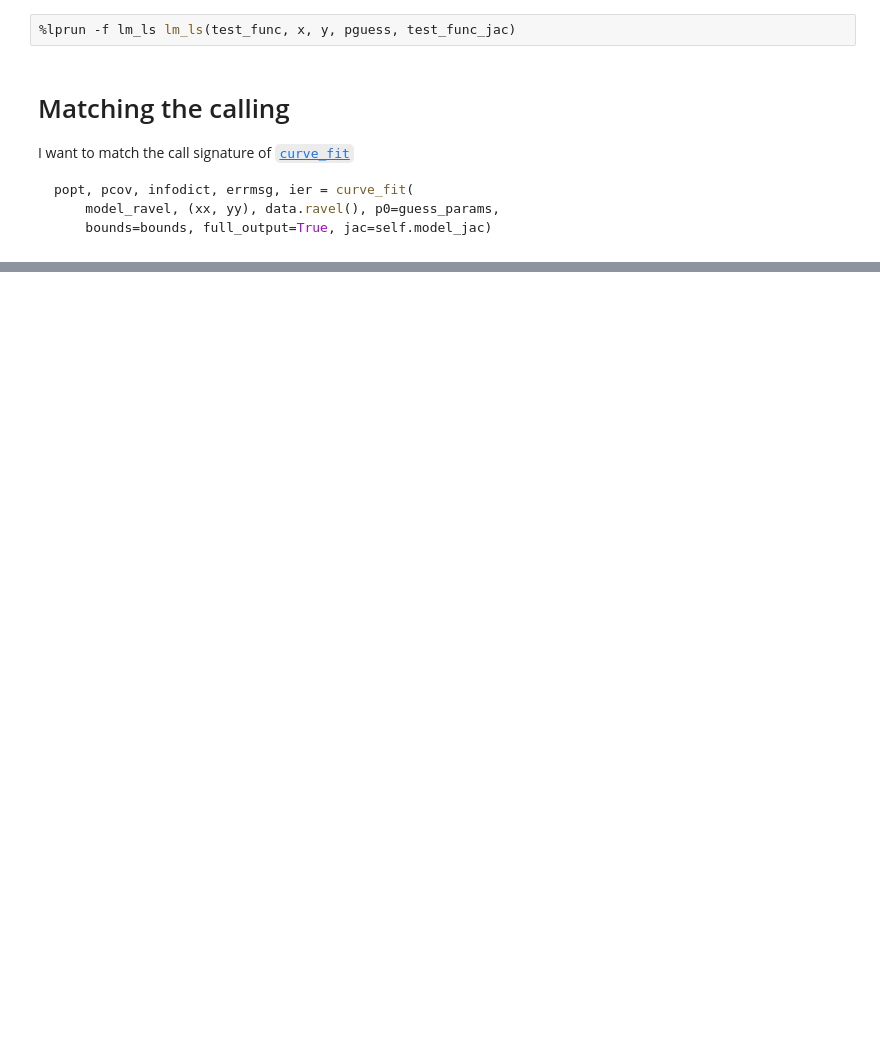
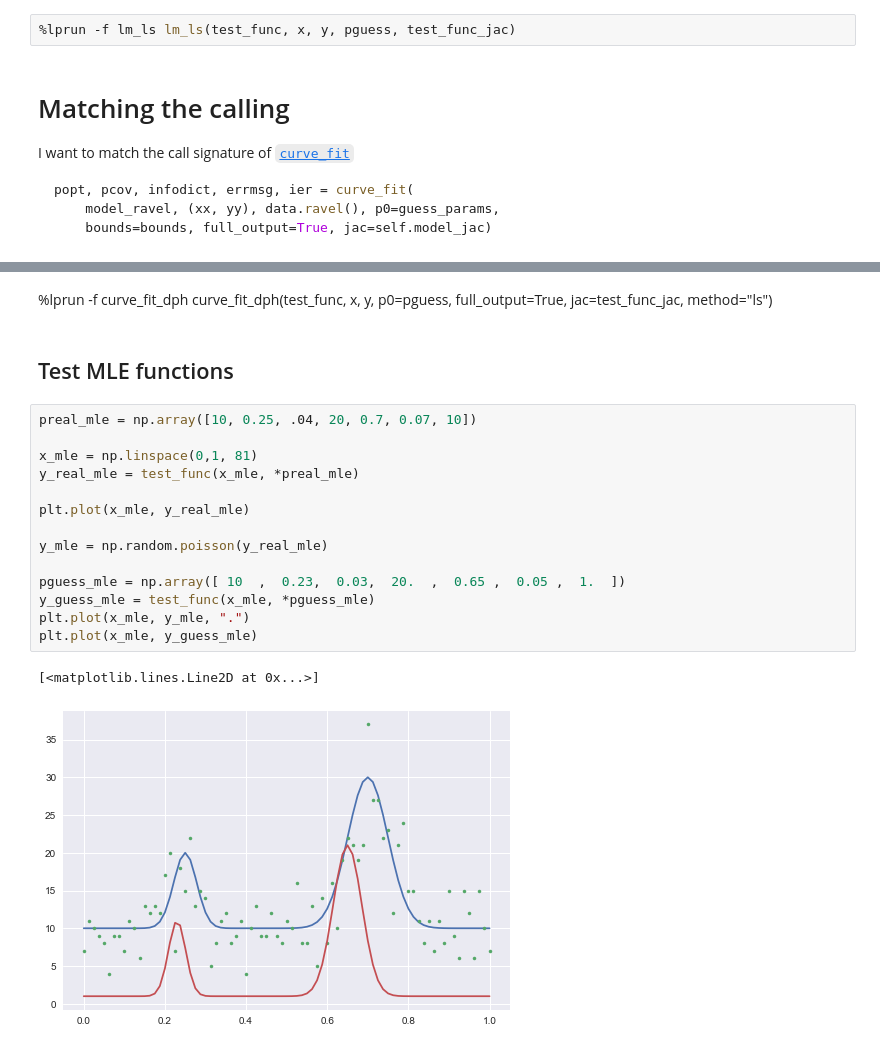
Before and after one commit to david-hoffman/peaks, a Jupyter notebook: notebooks/LM-MLE fitting in Python.ipynb, the cells around one changed output, grey strips where cells are left out. Saved outputs shown, nothing was run; the diff lists cells and outputs as text; blank space fills up the shorter version.

```diff
--- a/notebooks/LM-MLE fitting in Python.ipynb
+++ b/notebooks/LM-MLE fitting in Python.ipynb
@@ -725 +723,22 @@ popt_ls, pcov, infodict, errmsg, ier = curve_fit_ls(
+# %% [markdown]
+%lprun -f curve_fit_dph curve_fit_dph(test_func, x, y, p0=pguess, full_output=True, jac=test_func_jac,  method="ls")
+# %% [markdown]
+## Test MLE functions
+# %%
+preal_mle = np.array([10, 0.25, .04, 20, 0.7, 0.07, 10])
+
+x_mle = np.linspace(0,1, 81)
+y_real_mle = test_func(x_mle, *preal_mle)
+
+plt.plot(x_mle, y_real_mle)
+
+y_mle = np.random.poisson(y_real_mle)
+
+pguess_mle = np.array([ 10  ,  0.23,  0.03,  20.  ,  0.65 ,  0.05 ,  1.  ])
+y_guess_mle = test_func(x_mle, *pguess_mle)
+plt.plot(x_mle, y_mle, ".")
+plt.plot(x_mle, y_guess_mle)
+# %% [output]
+[<matplotlib.lines.Line2D at 0x...>]
+[figure, added]
 # %%
```
Also changed, not shown: parts of 32 cells of this notebook, 1 other file.
